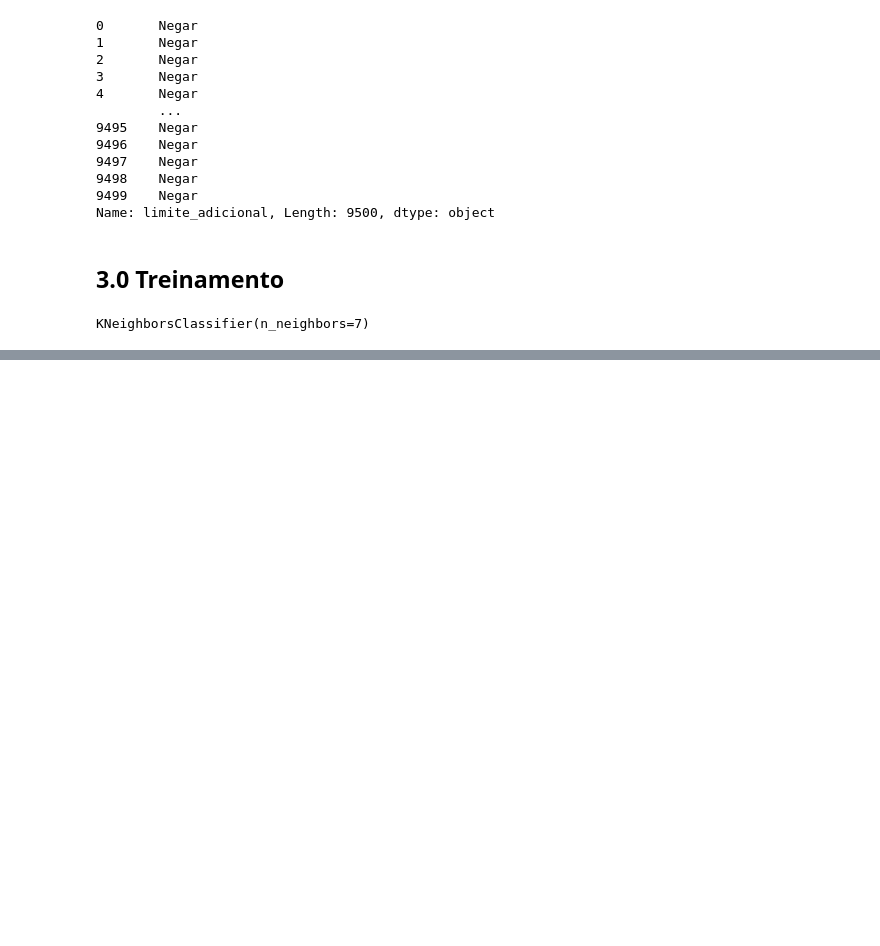
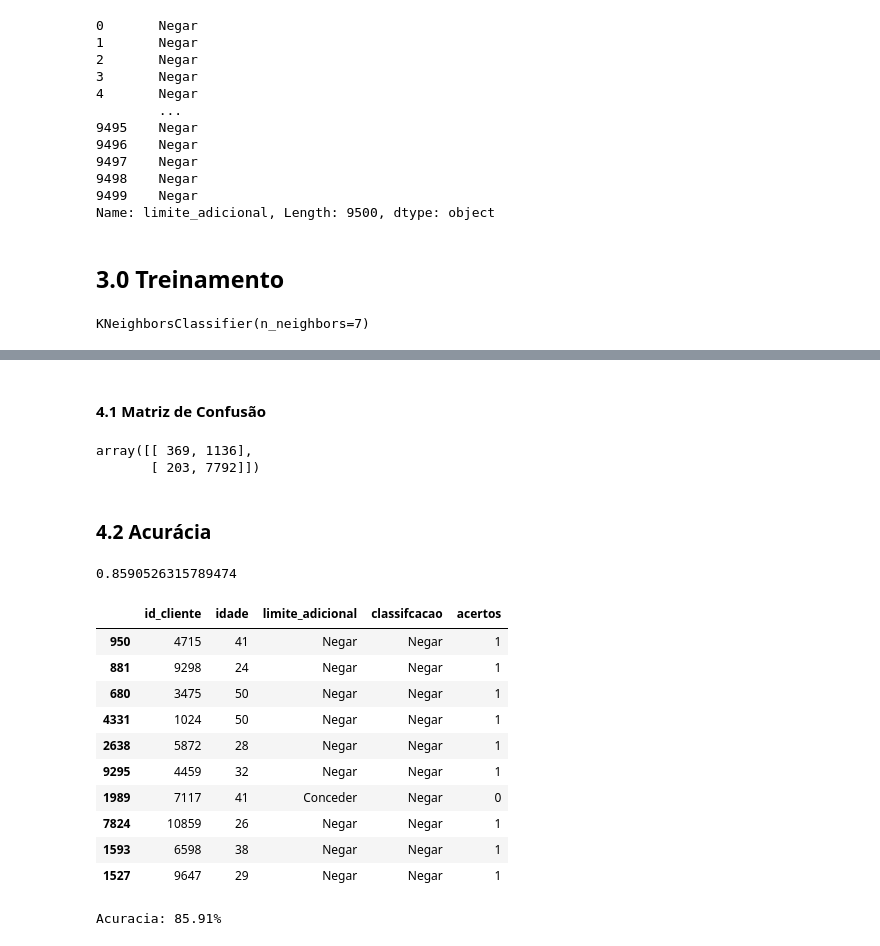
Before and after one commit to cglima/fundamentos-ml, a Jupyter notebook: notebooks/classificacao-knn.ipynb, the cells around one changed output, grey strips where cells are left out. Drawn from its saved outputs; the diff is of its cells as text; code cells hidden in the pictures; blank space fills up the shorter version.

Commit message:
add code to matrix confuse and acuracy

```diff
--- a/notebooks/classificacao-knn.ipynb
+++ b/notebooks/classificacao-knn.ipynb
@@ -110,0 +122,35 @@ df_result.loc[:, ['id_cliente','limite_adicional', 'classifcacao']].sample(10)
+# %% [markdown]
+#### 4.1 Matriz de Confusão
+# %%
+mt.confusion_matrix(y_train, y_pred)
+# %% [output]
+array([[ 369, 1136],
+       [ 203, 7792]])
+# %% [markdown]
+### 4.2 Acurácia
+# %%
+acuracia = mt.accuracy_score(y_train, y_pred)
+acuracia
+# %% [output]
+0.8590526315789474
+# %%
+df_result['acertos'] = (df_result.loc[:, ['id_cliente','limite_adicional', 'classifcacao']]
+                        .apply(lambda x: 1 if x['limite_adicional'] == x['classifcacao'] else 0, axis=1))
+# %%
+df_result.loc[:, ['id_cliente', 'idade', 'limite_adicional', 'classifcacao', 'acertos']].sample(10)
+# %% [output]
+|  | id_cliente | idade | limite_adicional | classifcacao | acertos |
+| 950 | 4715 | 41 | Negar | Negar | 1 |
+| 881 | 9298 | 24 | Negar | Negar | 1 |
+| 680 | 3475 | 50 | Negar | Negar | 1 |
+| 4331 | 1024 | 50 | Negar | Negar | 1 |
+| 2638 | 5872 | 28 | Negar | Negar | 1 |
+| 9295 | 4459 | 32 | Negar | Negar | 1 |
+| 1989 | 7117 | 41 | Conceder | Negar | 0 |
+| 7824 | 10859 | 26 | Negar | Negar | 1 |
+| 1593 | 6598 | 38 | Negar | Negar | 1 |
+| 1527 | 9647 | 29 | Negar | Negar | 1 |
+# %%
+print('Acuracia: {:.2f}%'.format((df_result['acertos'].sum() / df_result.shape[0])*100))
+# %% [output]
+Acuracia: 85.91%
```
Also changed, not shown: parts of 4 cells of this notebook.
